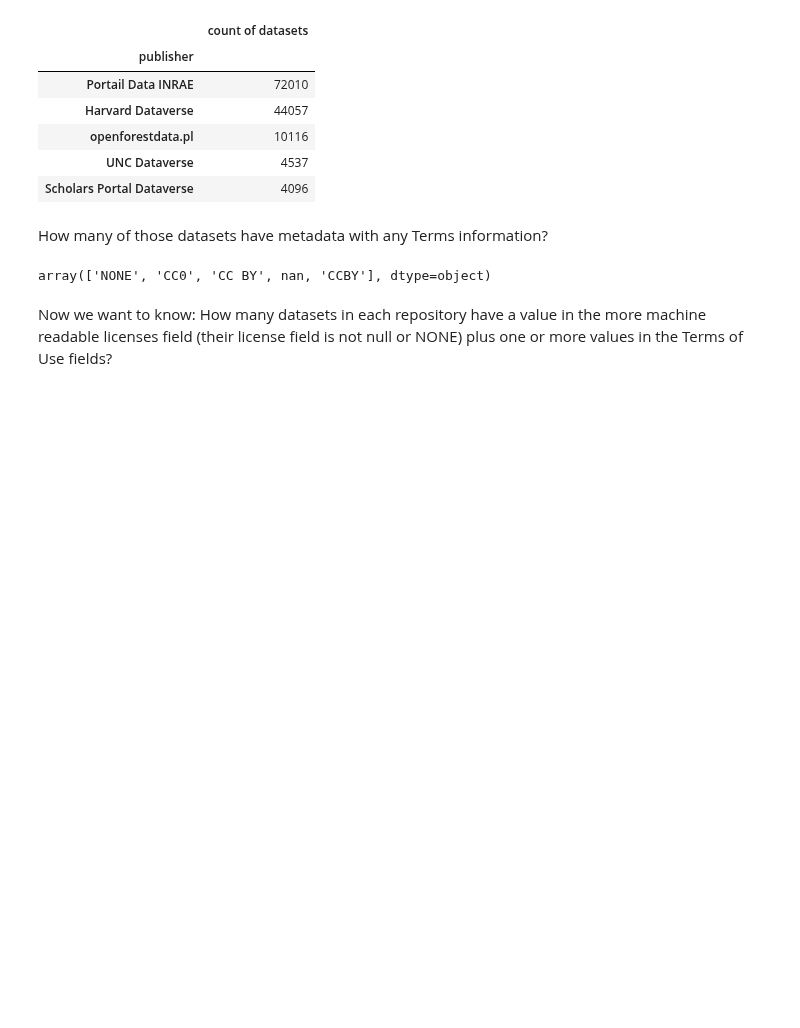
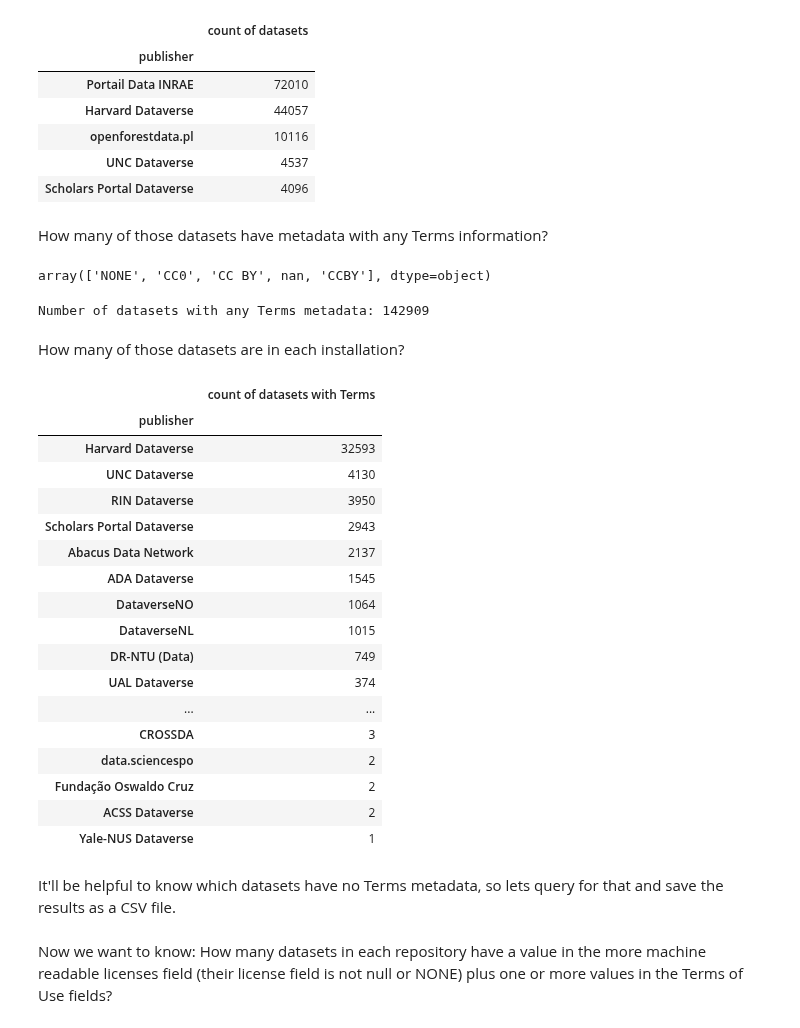
Before and after one commit to jggautier/ux-research-data-analysis, a Jupyter notebook: notebooks/Terms_metadata_in_Dataverse_repositories/Datasets with license plus terms of use metadata/Datasets with license plus terms of use metadata.ipynb, the cells around one changed output. Drawn from its saved outputs; the diff is of its cells as text; code cells hidden in the pictures; blank space fills up the shorter version.

```diff
--- a/notebooks/Terms_metadata_in_Dataverse_repositories/Datasets with license plus terms of use metadata/Datasets with license plus terms of use metadata.ipynb
+++ b/notebooks/Terms_metadata_in_Dataverse_repositories/Datasets with license plus terms of use metadata/Datasets with license plus terms of use metadata.ipynb
@@ -105,7 +105,7 @@ countlatestversionByInstallation.head()
 How many of those datasets have metadata with any Terms information?
 # %%
 # Retain only columns containing the publisher and dataset PID and any values in the license and Terms of Use fields
-latestversion_termsofuse = latestversion[[
+latestversion = latestversion[[
     'publisher', 'persistentUrl', 'license', 'termsOfUse', 'confidentialityDeclaration', 'specialPermissions',
     'restrictions', 'citationRequirements', 'depositorRequirements', 'conditions', 'disclaimer'
 ]]
@@ -115,8 +115,40 @@ latestversion_termsofuse.license.unique()
 # %% [output]
 array(['NONE', 'CC0', 'CC BY', nan, 'CCBY'], dtype=object)
 # %%
-# Create dataframe containing only datasets with something in their license fields
-latestversionCC = (latestversion_termsofuse
-                   .query('license == "CC0" or license == "CCBY" or license == "CC BY"')
+# Create dataframe containing only datasets with something in their license fields or any Terms of Use fields
+latestversionAnyTerms = (latestversion
+                    .query('license == "CC0" or license == "CCBY" or license == "CC BY" or termsOfUse.notnull() or confidentialityDeclaration.notnull() or specialPermissions.notnull() or restrictions.notnull() or citationRequirements.notnull() or depositorRequirements.notnull() or conditions.notnull() or disclaimer.notnull()')
                    .reset_index(drop = True, inplace = False)
                    )
+# %%
+print('Number of datasets with any Terms metadata: %s' % (len(latestversionAnyTerms)))
+fileName = 'latestversionAnyTerms.csv'
+latestversionAnyTerms.to_csv(fileName, index=False)
+# %% [output]
+Number of datasets with any Terms metadata: 142909
+# %% [markdown]
+How many of those datasets are in each installation?
+# %%
+countDatasetsWithTermsByInstallation = latestversionAnyTerms.value_counts(subset=['publisher']).to_frame('count of datasets with Terms')
+countDatasetsWithTermsByInstallation.head(60)
+# %% [output]
+|  | count of datasets with Terms |
+| publisher |  |
+| Harvard Dataverse | 32593 |
+| UNC Dataverse | 4130 |
+| RIN Dataverse | 3950 |
+| Scholars Portal Dataverse | 2943 |
+| Abacus Data Network | 2137 |
+| ADA Dataverse | 1545 |
+| DataverseNO | 1064 |
+| DataverseNL | 1015 |
+| DR-NTU (Data) | 749 |
+| UAL Dataverse | 374 |
+| ... | ... |
+| CROSSDA | 3 |
+| data.sciencespo | 2 |
+| Fundação Oswaldo Cruz | 2 |
+| ACSS Dataverse | 2 |
+| Yale-NUS Dataverse | 1 |
+# %% [markdown]
+It'll be helpful to know which datasets have no Terms metadata, so lets query for that and save the results as a CSV file.
```
Also changed, not shown: parts of 4 cells of this notebook.
